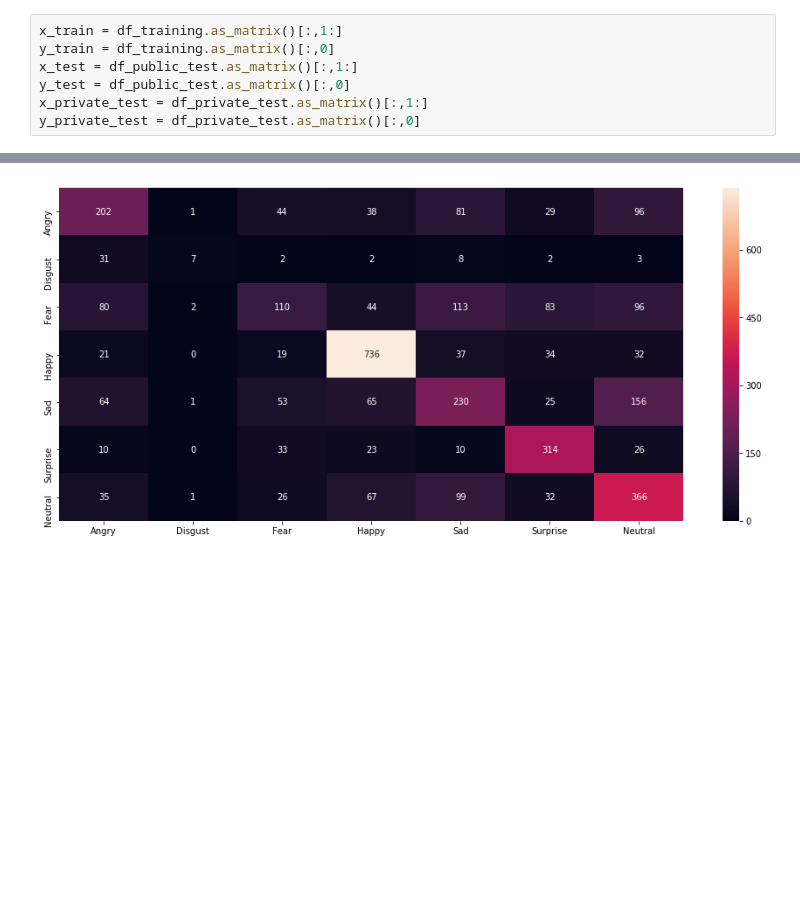
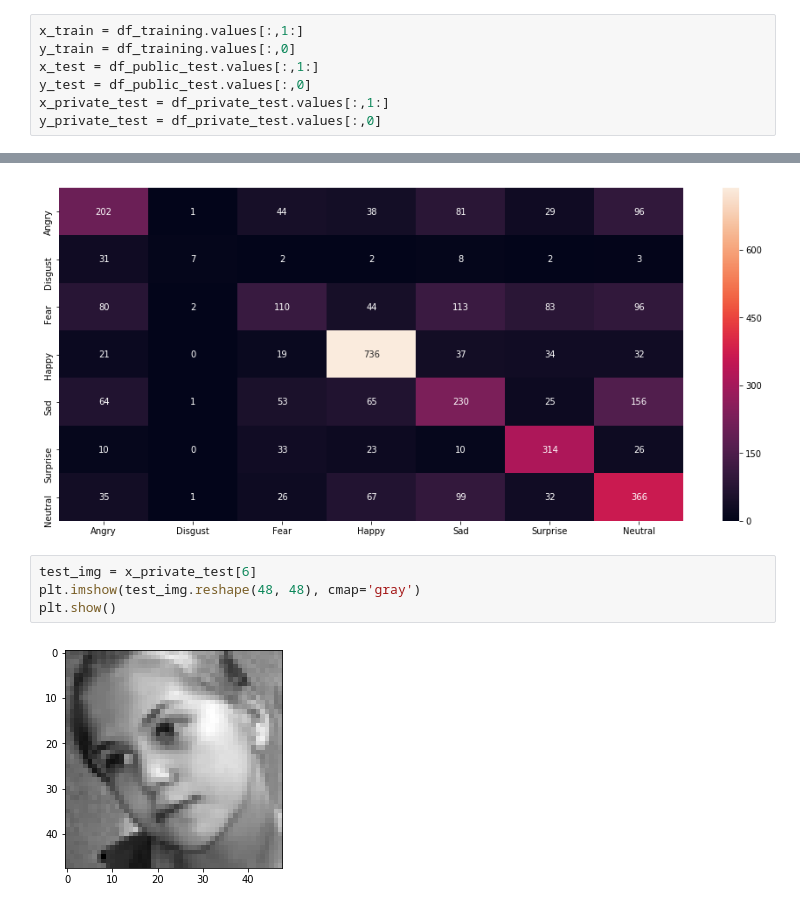
Before and after one commit to kal0ian/FacialEmotionRecognition, a Jupyter notebook: Test Model.ipynb, the cells around one changed output, grey strips where cells are left out. Drawn from its saved outputs; the diff is of its cells as text; blank space fills up the shorter version.

```diff
--- a/Test Model.ipynb
+++ b/Test Model.ipynb
@@ -33,12 +35,12 @@ df_private_test = pd.read_parquet(DATA_FOLDER + "private_test.parquet")
 # %% [markdown]
 ## Process data
 # %%
-x_train = df_training.as_matrix()[:,1:]
-y_train = df_training.as_matrix()[:,0]
-x_test = df_public_test.as_matrix()[:,1:]
-y_test = df_public_test.as_matrix()[:,0]
-x_private_test = df_private_test.as_matrix()[:,1:]
-y_private_test = df_private_test.as_matrix()[:,0]
+x_train = df_training.values[:,1:]
+y_train = df_training.values[:,0]
+x_test = df_public_test.values[:,1:]
+y_test = df_public_test.values[:,0]
+x_private_test = df_private_test.values[:,1:]
+y_private_test = df_private_test.values[:,0]
 # %%
 x_train = x_train.reshape(-1, 48, 48, 1)
 x_test = x_test.reshape(-1, 48, 48, 1)
@@ -117,3 +122,9 @@ plot_confusion_matrix(model, x_test, y_test)
 plot_confusion_matrix(model, x_private_test,y_private_test)
 # %% [output]
 [figure]
+# %%
+test_img = x_private_test[6]
+plt.imshow(test_img.reshape(48, 48), cmap='gray')
+plt.show()
+# %% [output]
+[figure, added]
```
Also changed, not shown: parts of 10 cells of this notebook, 43 other files.
